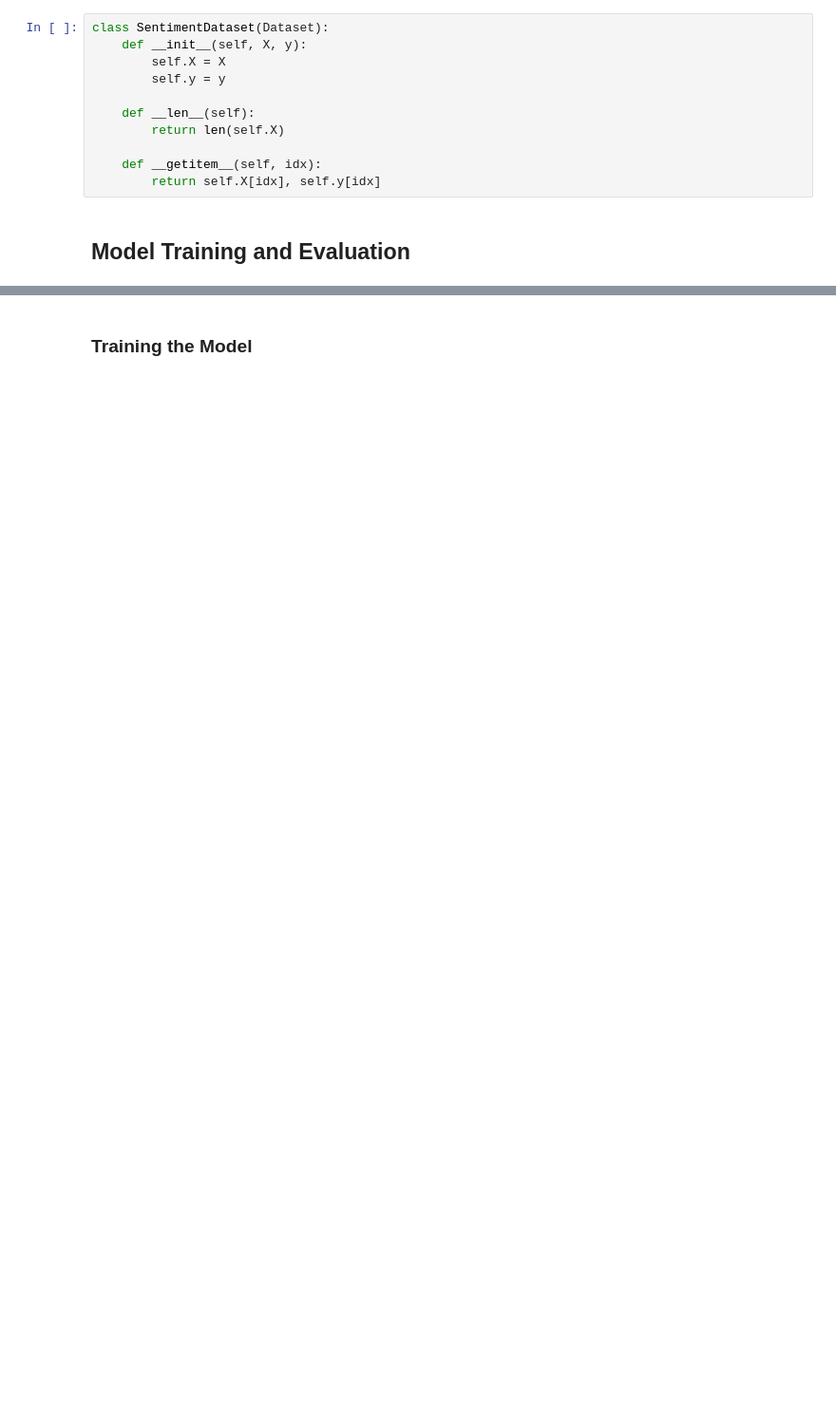
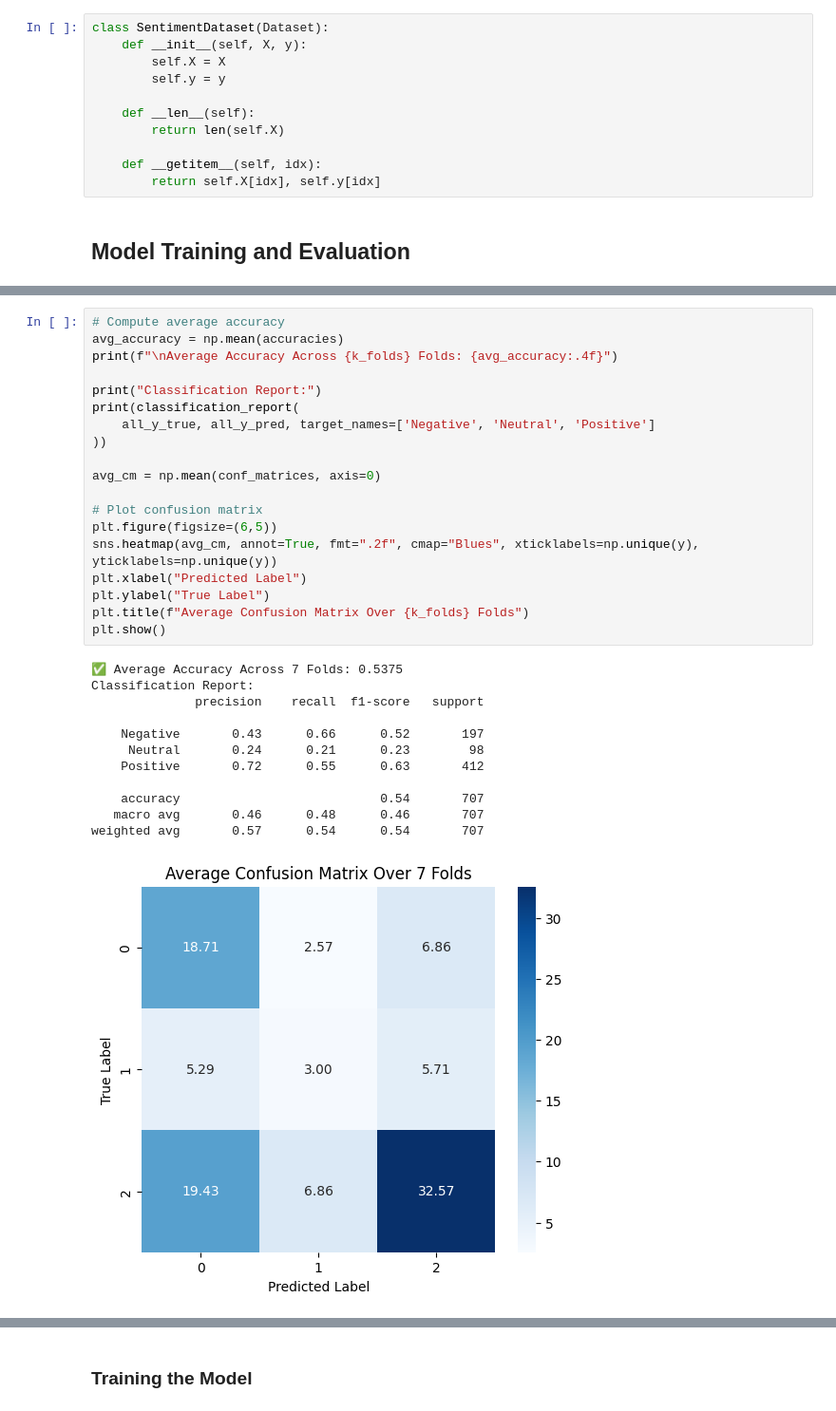
Before and after one commit to Ankur7470/nlp-assignment2, a Jupyter notebook: Copy_of_NLP_assgn2_task2_2.ipynb, the cells around one changed output, grey strips where cells are left out. Shown: that part at 95% size. Saved outputs shown, nothing was run; the diff lists cells and outputs as text; blank space fills up the shorter version.

```diff
--- a/Copy_of_NLP_assgn2_task2_2.ipynb
+++ b/Copy_of_NLP_assgn2_task2_2.ipynb
@@ -437,0 +725,32 @@ class SentimentDataset(Dataset):
+# %%
+# Compute average accuracy
+avg_accuracy = np.mean(accuracies)
+print(f"\nAverage Accuracy Across {k_folds} Folds: {avg_accuracy:.4f}")
+
+print("Classification Report:")
+print(classification_report(
+    all_y_true, all_y_pred, target_names=['Negative', 'Neutral', 'Positive']
+))
+
+avg_cm = np.mean(conf_matrices, axis=0)
+
+# Plot confusion matrix
+plt.figure(figsize=(6,5))
+sns.heatmap(avg_cm, annot=True, fmt=".2f", cmap="Blues", xticklabels=np.unique(y), yticklabels=np.unique(y))
+plt.xlabel("Predicted Label")
+plt.ylabel("True Label")
+plt.title(f"Average Confusion Matrix Over {k_folds} Folds")
+plt.show()
+# %% [output]
+✅ Average Accuracy Across 7 Folds: 0.5375
+Classification Report:
+              precision    recall  f1-score   support
+
+    Negative       0.43      0.66      0.52       197
+     Neutral       0.24      0.21      0.23        98
+    Positive       0.72      0.55      0.63       412
+
+    accuracy                           0.54       707
+   macro avg       0.46      0.48      0.46       707
+weighted avg       0.57      0.54      0.54       707
+[figure, added]
```
Also changed, not shown: parts of 41 cells of this notebook.
